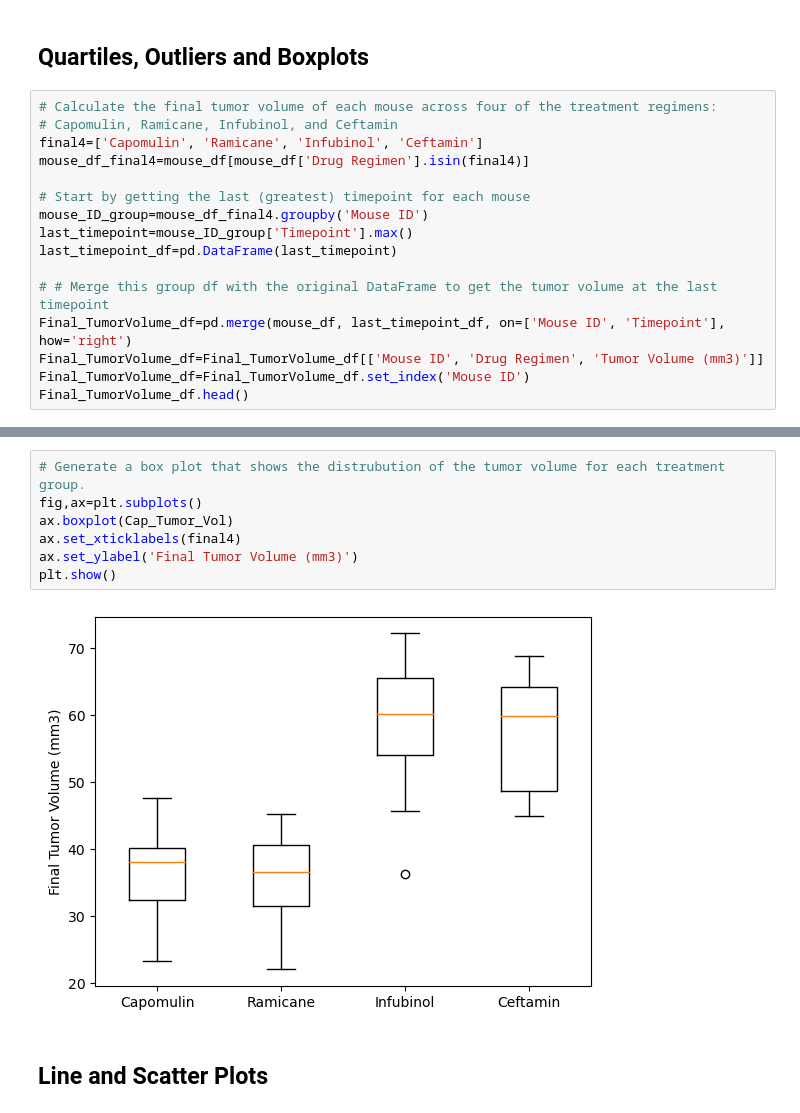
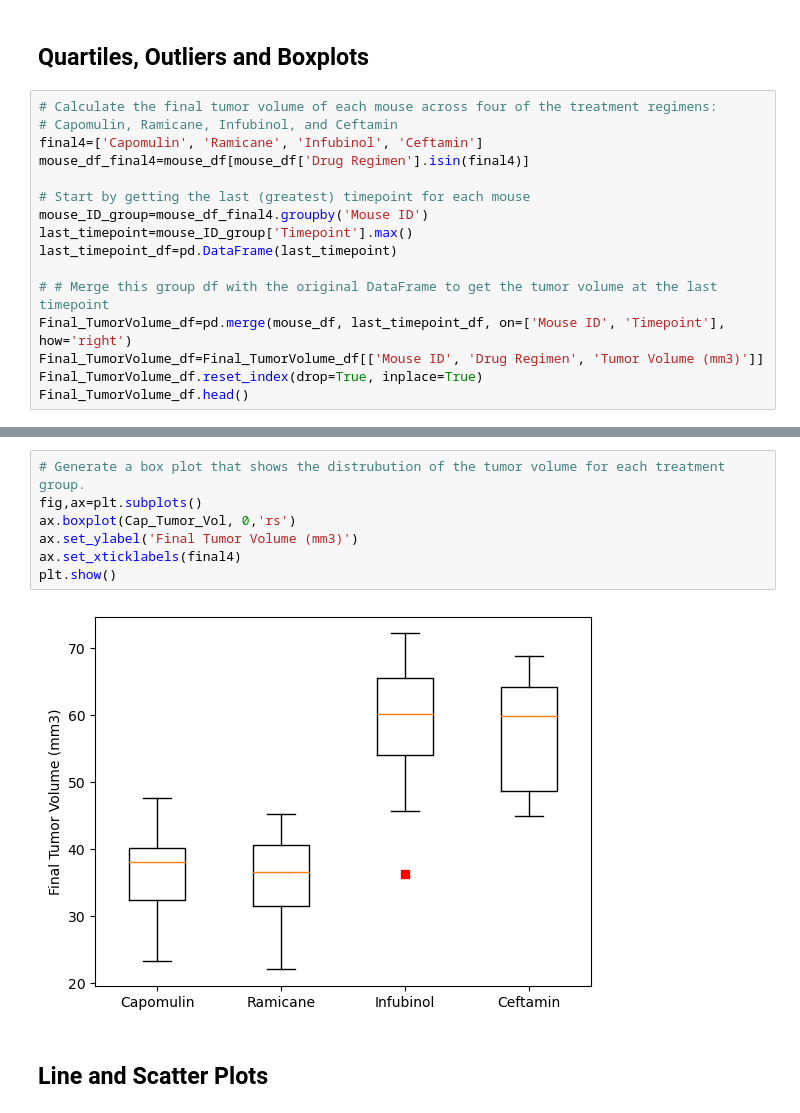
Before and after one commit to JacqueLeeMeyer/Matplotlib-Pymaceuticals, a Jupyter notebook: Pymaceuticals/pymaceuticals_JM.ipynb, the cells around one changed output, grey strips where cells are left out. Saved outputs shown, nothing was run; the diff lists cells and outputs as text.

```diff
--- a/Pymaceuticals/pymaceuticals_JM.ipynb
+++ b/Pymaceuticals/pymaceuticals_JM.ipynb
@@ -205,6 +211,6 @@ last_timepoint_df=pd.DataFrame(last_timepoint)
 # # Merge this group df with the original DataFrame to get the tumor volume at the last timepoint
 Final_TumorVolume_df=pd.merge(mouse_df, last_timepoint_df, on=['Mouse ID', 'Timepoint'], how='right')
 Final_TumorVolume_df=Final_TumorVolume_df[['Mouse ID', 'Drug Regimen', 'Tumor Volume (mm3)']]
-Final_TumorVolume_df=Final_TumorVolume_df.set_index('Mouse ID')
+Final_TumorVolume_df.reset_index(drop=True, inplace=True)
 Final_TumorVolume_df.head()
 # %% [output]
@@ -253,12 +257,12 @@ Ceftamin Potential Outliers: Series([], Name: Tumor Volume (mm3), dtype: float64
 # %%
 # Generate a box plot that shows the distrubution of the tumor volume for each treatment group.
 fig,ax=plt.subplots()
-ax.boxplot(Cap_Tumor_Vol)
+ax.boxplot(Cap_Tumor_Vol, 0,'rs')
+ax.set_ylabel('Final Tumor Volume (mm3)')
 ax.set_xticklabels(final4)
-ax.set_ylabel('Final Tumor Volume (mm3)')
 plt.show()
 # %% [output]
-[figure, old version]
+[figure, new version]
 # %% [markdown]
 ## Line and Scatter Plots
 # %%
```
Also changed, not shown: parts of 4 cells of this notebook.
